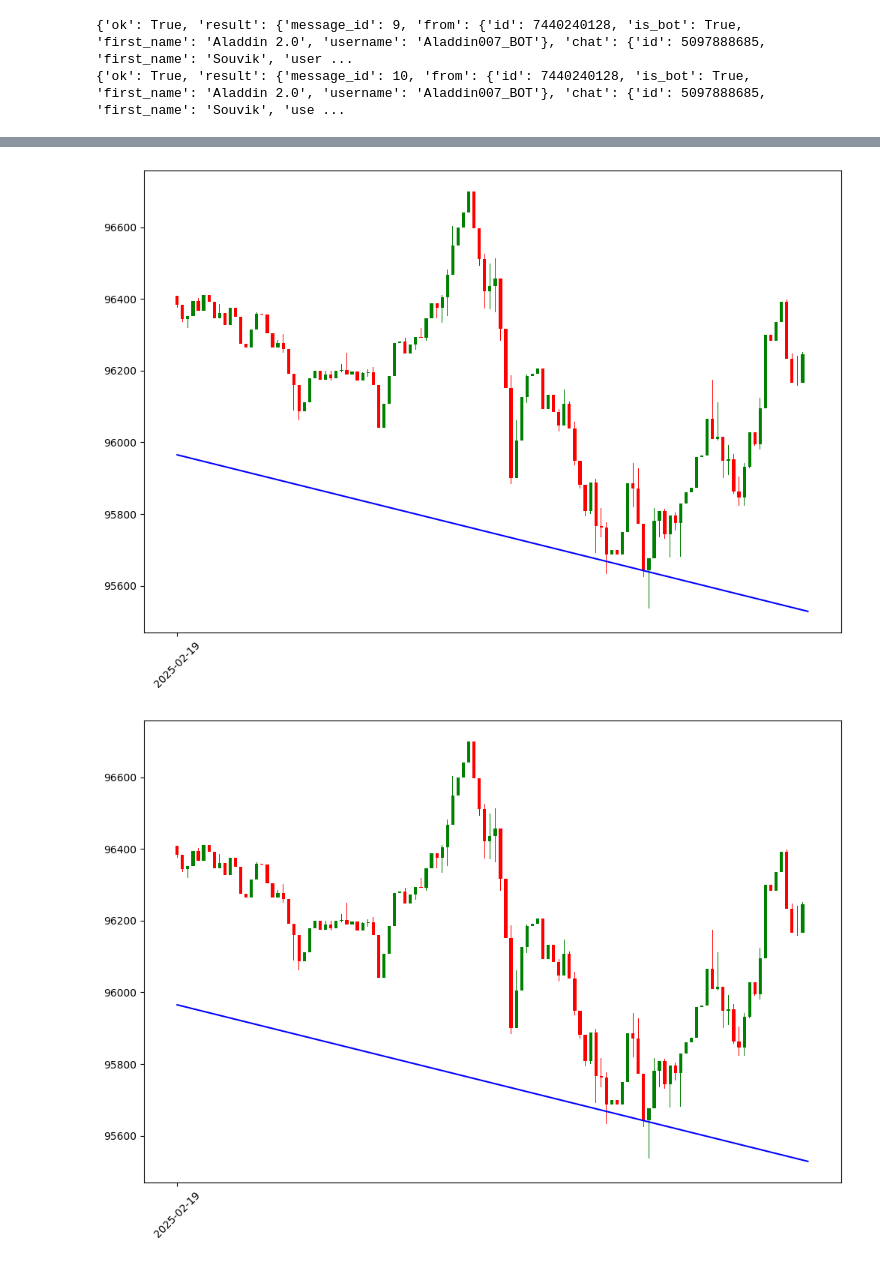
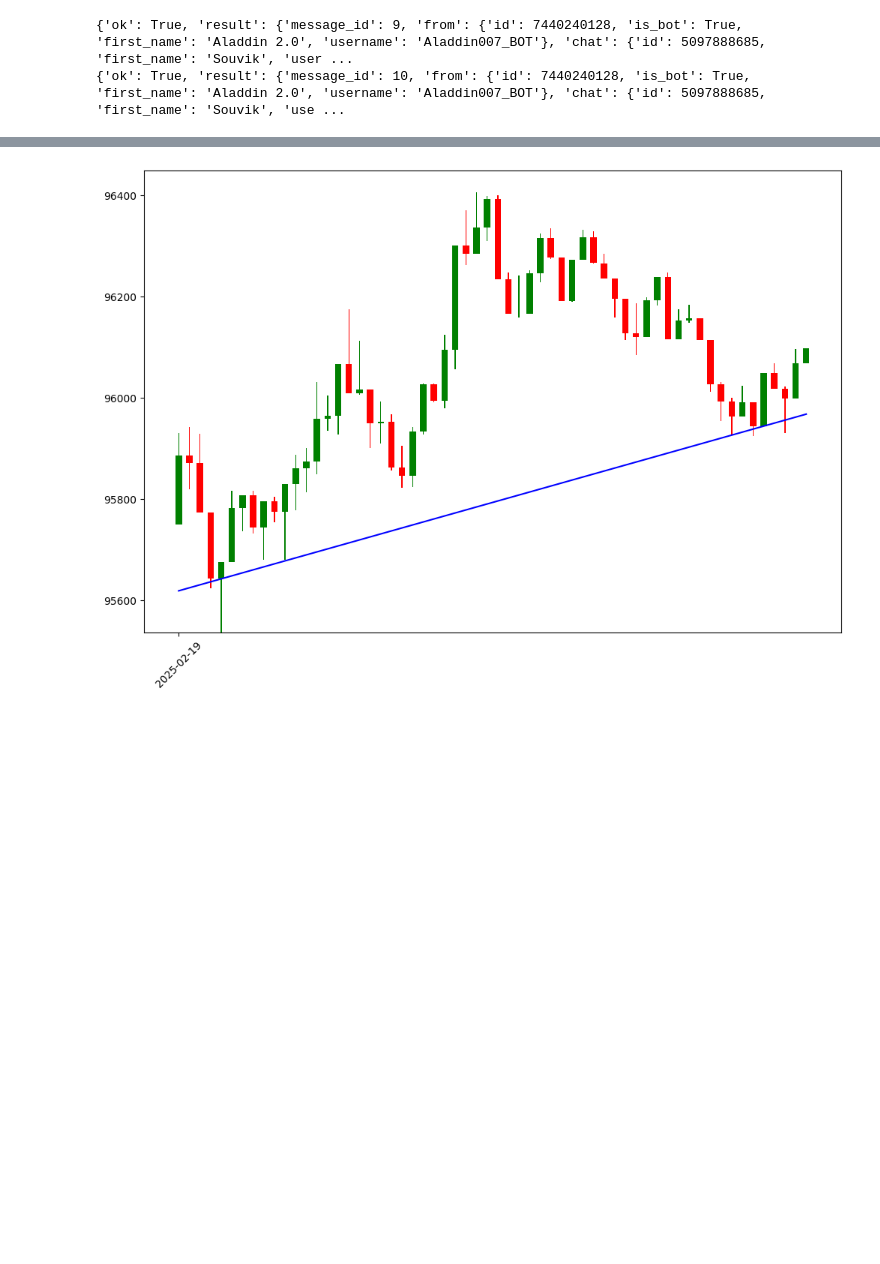
Before and after one commit to Souvik-Daw/Aladdin-2.0, a Jupyter notebook: Analysing Binance Data.ipynb, the cells around one changed output, grey strips where cells are left out. Saved outputs shown, nothing was run; the diff lists cells and outputs as text; code cells hidden in the pictures; blank space fills up the shorter version.

```diff
--- a/Analysing Binance Data.ipynb
+++ b/Analysing Binance Data.ipynb
@@ -234,7 +234,7 @@ def dist_from_trendline(df_new, slope, intercept, percentile=50):
 #1 hour analysis
 symbol = 'BTCUSDT'
 interval = '1m'
-lookback = '2 hours ago UTC'
+lookback = '1 hours ago UTC'
 
 # Fetch data
 df = get_historical_klines(symbol, interval, lookback)
@@ -253,7 +253,7 @@ visualize_trendline(df, slope_final, intercept_final)
 support = candles_close_to_trendline(df, slope_final, intercept_final)
 current = df.iloc[-1,4]
 
-if (abs(current-support))<1000:
+if (abs(current-support))<100:
     print("close")
     name = str(int(current)) +" at "+ str(int(support))+".png"
     safegraph(df, slope_final, intercept_final,name)
@@ -266,2 +265 @@ close
-[figure, old version]
+[figure, new version]
-[figure, removed]
```
Also changed, not shown: parts of 1 cell of this notebook, 6 other files.
